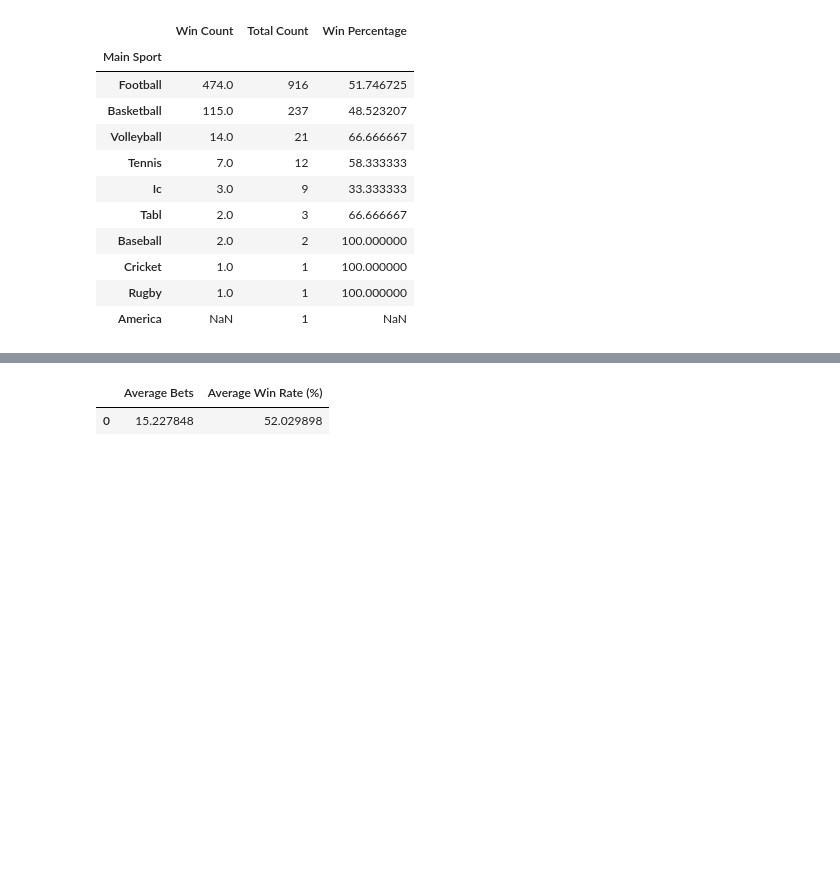
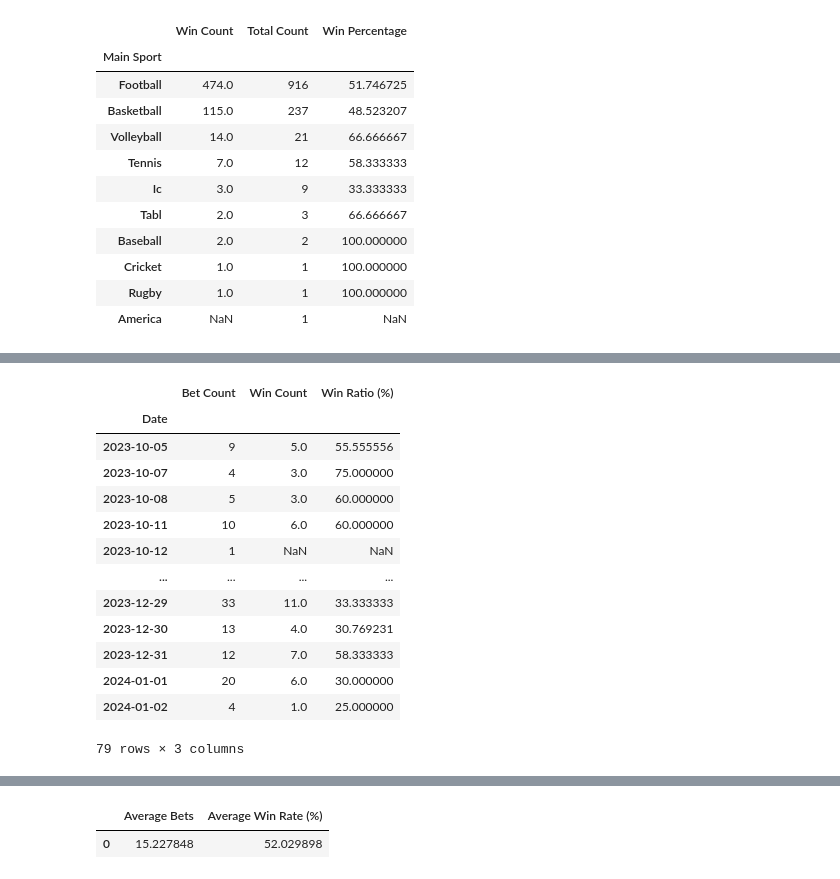
Before and after one commit to namatanda/scrapper, a Jupyter notebook: parser.ipynb, the cells around one changed output, grey strips where cells are left out. Cells and saved outputs as stored; diff of their text form; code cells hidden in the pictures; blank space fills up the shorter version.

```diff
--- a/parser.ipynb
+++ b/parser.ipynb
@@ -152,5 +153,22 @@ def get_daily_bet_stats(df):
     return daily_stats_overall, daily_stats_detailed
 # %%
 overall_stats, detailed_stats = get_daily_bet_stats(df.copy())
+# %%
+detailed_stats
+# %% [output]
+|  | Bet Count | Win Count | Win Ratio (%) |
+| Date |  |  |  |
+| 2023-10-05 | 9 | 5.0 | 55.555556 |
+| 2023-10-07 | 4 | 3.0 | 75.000000 |
+| 2023-10-08 | 5 | 3.0 | 60.000000 |
+| 2023-10-11 | 10 | 6.0 | 60.000000 |
+| 2023-10-12 | 1 | NaN | NaN |
+| ... | ... | ... | ... |
+| 2023-12-29 | 33 | 11.0 | 33.333333 |
+| 2023-12-30 | 13 | 4.0 | 30.769231 |
+| 2023-12-31 | 12 | 7.0 | 58.333333 |
+| 2024-01-01 | 20 | 6.0 | 30.000000 |
+| 2024-01-02 | 4 | 1.0 | 25.000000 |
+79 rows × 3 columns
 # %%
 # For daily details
```
Also changed, not shown: parts of 17 cells of this notebook, 1 other file.
